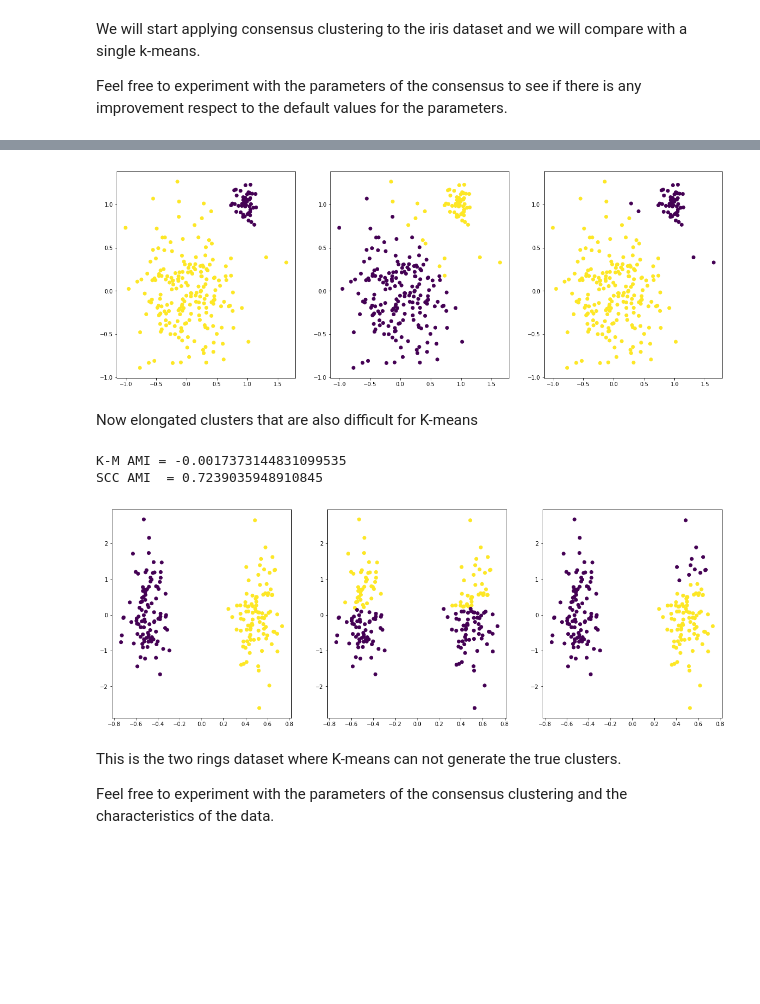
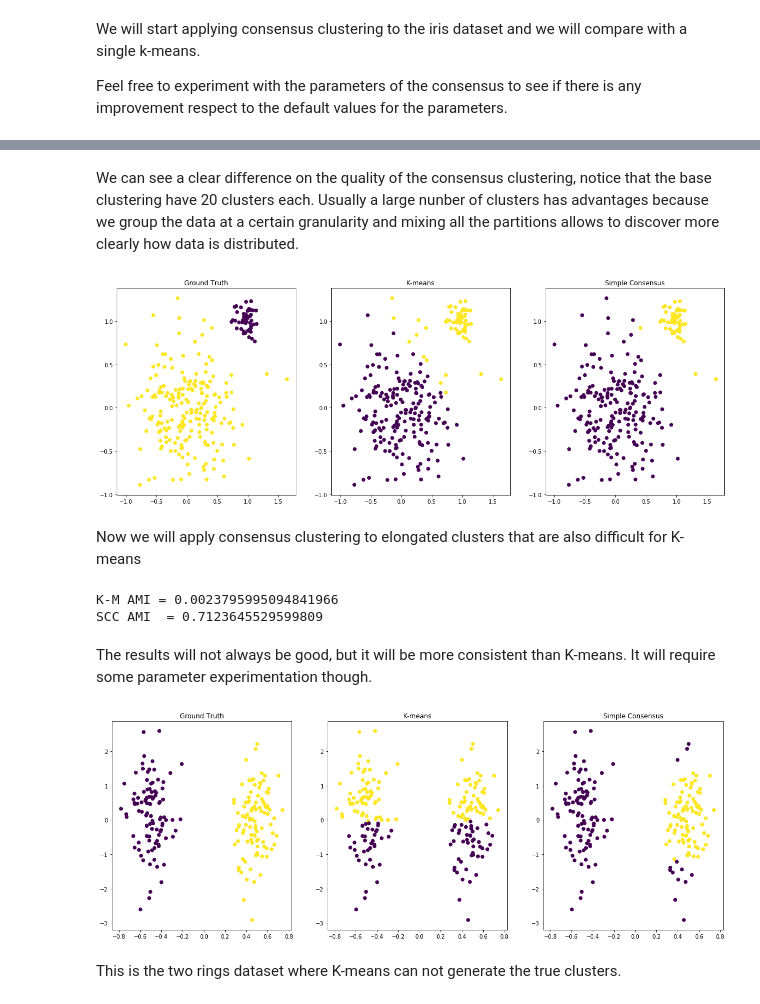
Before and after one commit to bejar/URLNotebooks, a Jupyter notebook: Notebooks/Non interactive/12ConsensusClustering.ipynb, the cells around one changed output, grey strips where cells are left out. Cells and saved outputs as stored; diff of their text form; code cells hidden in the pictures; blank space fills up the shorter version.

```diff
--- a/Notebooks/Non interactive/12ConsensusClustering.ipynb
+++ b/Notebooks/Non interactive/12ConsensusClustering.ipynb
@@ -78,13 +81,20 @@ SCC AMI  = 0.8491015207138605
+# %% [markdown]
+We can see a clear difference on the quality of the consensus clustering, notice that the base clustering have 20 clusters each. Usually a large nunber of clusters has advantages because we group the data at a certain granularity and mixing all the partitions allows to discover more clearly how data is distributed.
 # %%
 fig = plt.figure(figsize=(20,7))
 ax = fig.add_subplot(131)
 plt.scatter(data[:,0],data[:,1],c=labels)
+plt.title('Ground Truth')
 ax = fig.add_subplot(132)
 plt.scatter(data[:,0],data[:,1],c=lkm)
+plt.title('K-means')
 ax = fig.add_subplot(133)
-plt.scatter(data[:,0],data[:,1],c=lcons);
+plt.scatter(data[:,0],data[:,1],c=lcons)
+plt.title('Simple Consensus');
 # %% [output]
-[figure, old version]
+[figure, new version]
+# %% [markdown]
+Now we will apply consensus clustering to elongated clusters that are also difficult for K-means
 # %%
 sc1=100
 v1=0.1
@@ -98,39 +108,41 @@ data[sc1:, 0] = normal(loc=0.5, scale=v1, size=sc2)
 data[sc1:, 1] = normal(loc=0.0, scale=v2, size=sc2)
 labels = np.zeros(sc1+sc2)
 labels[sc1:] = 1
-# %% [markdown]
-Now elongated clusters that are also difficult for K-means
 # %%
 nc = 2
 km = KMeans(n_clusters=nc)
 
-cons = SimpleConsensusClustering(n_clusters=nc, n_clusters_base=30, n_components=150, ncb_rand=False)
+cons = SimpleConsensusClustering(n_clusters=nc, n_clusters_base=20, n_components=50, ncb_rand=False)
 
 lkm = km.fit_predict(data)
 cons.fit(data)
 lcons = cons.labels_
 
+
 print('K-M AMI =', adjusted_mutual_info_score(labels, lkm))
 print('SCC AMI  =', adjusted_mutual_info_score(labels, lcons))
 # %% [output]
-K-M AMI = -0.0017373144831099535
-SCC AMI  = 0.7239035948910845
+K-M AMI = 0.0023795995094841966
+SCC AMI  = 0.7123645529599809
+# %% [markdown]
+The results will not always be good, but it will be more consistent than K-means. It will require some parameter experimentation though.
 # %%
 fig = plt.figure(figsize=(20,7))
 ax = fig.add_subplot(131)
 plt.scatter(data[:,0],data[:,1],c=labels)
+plt.title('Ground Truth')
 ax = fig.add_subplot(132)
 plt.scatter(data[:,0],data[:,1],c=lkm)
+plt.title('K-means')
 ax = fig.add_subplot(133)
-plt.scatter(data[:,0],data[:,1],c=lcons);
+plt.scatter(data[:,0],data[:,1],c=lcons)
+plt.title('Simple Consensus');
 # %% [output]
-[figure, old version]
+[figure, new version]
+# %% [markdown]
+This is the two rings dataset where K-means can not generate the true clusters.
 # %%
 data, labels = make_circles(n_samples=400, noise=0.1, random_state=4, factor=0.3)
-# %% [markdown]
-This is the two rings dataset where K-means can not generate the true clusters.
-
-Feel free to experiment with the parameters of the consensus clustering and the characteristics of the data.
 # %%
 nc = 2
 km = KMeans(n_clusters=nc)
```
Also changed, not shown: parts of 13 cells of this notebook, 3 other files.
